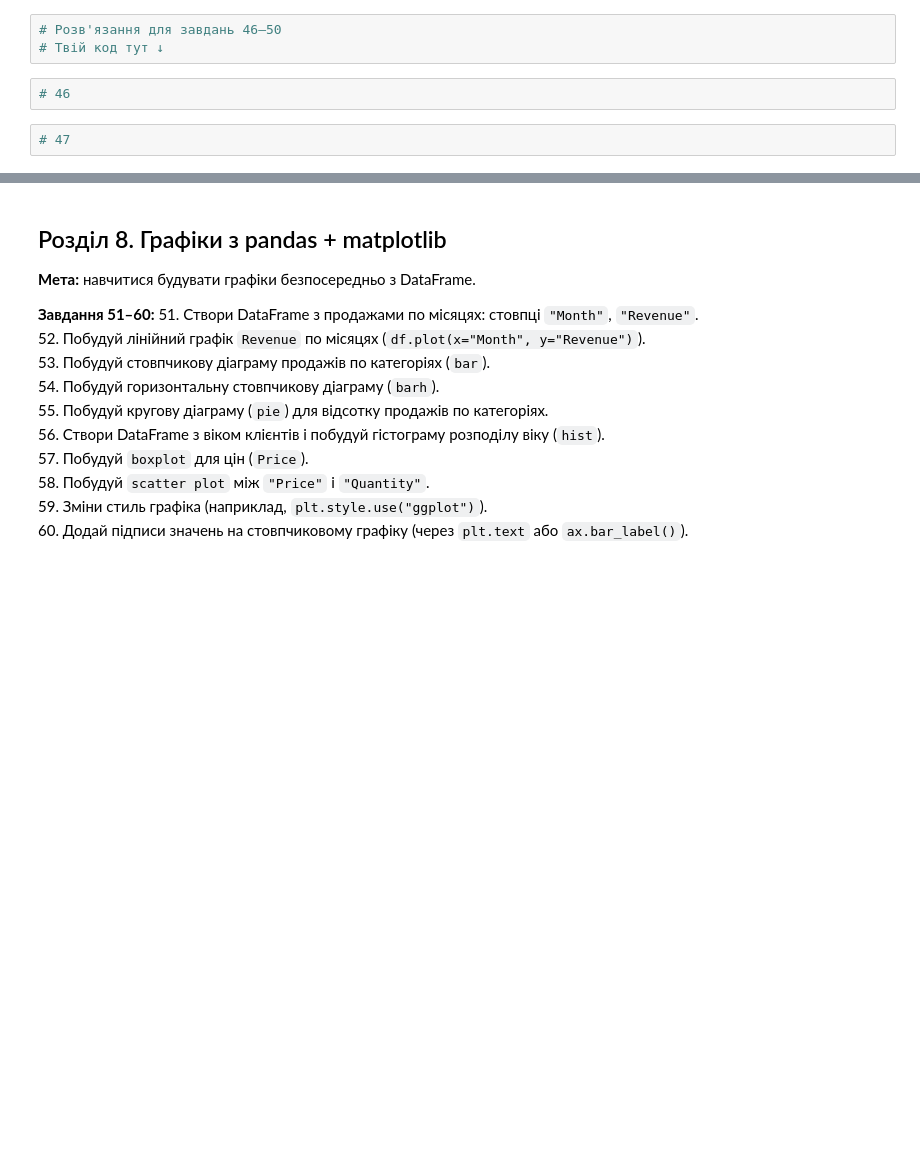
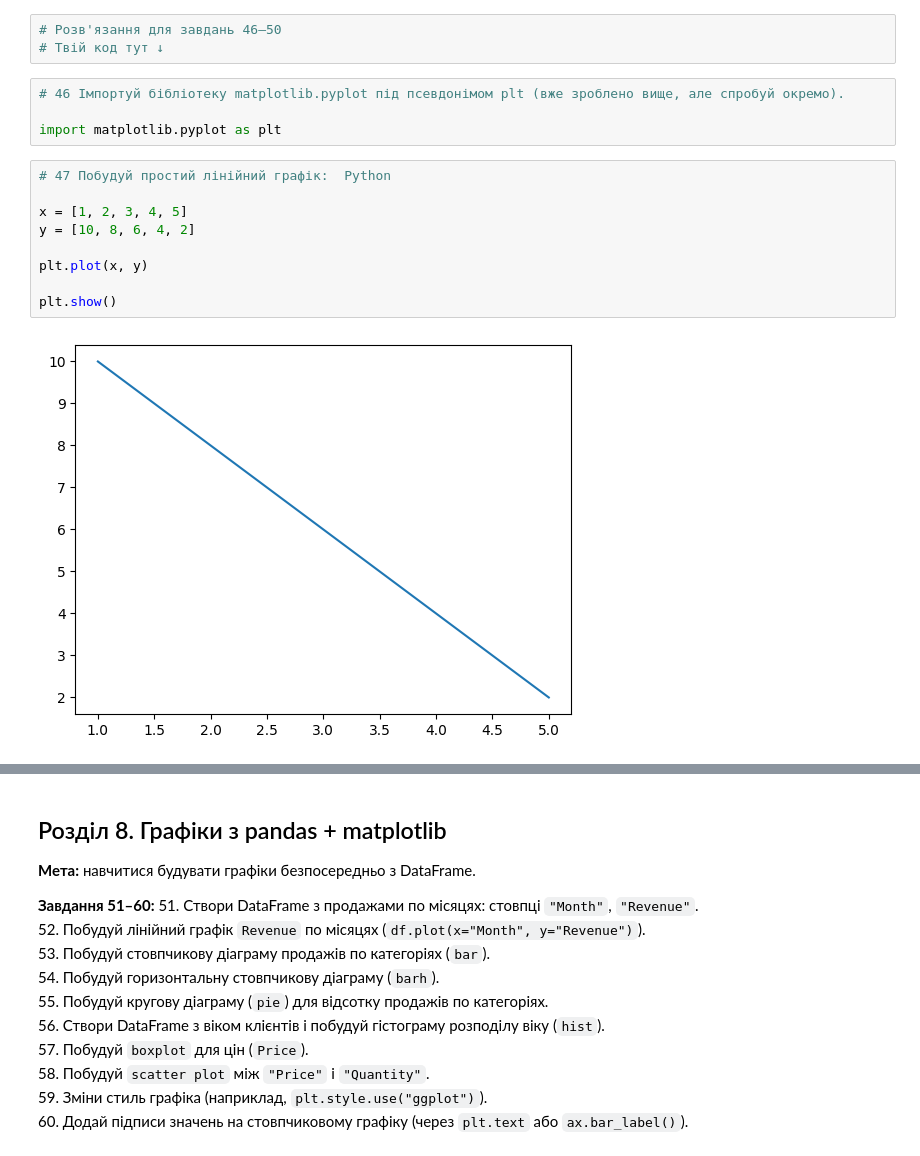
Before and after one commit to SvitChekan/test-task-Python-DTA, a Jupyter notebook: pandas_matplotlib_practice.ipynb, the cells around one changed output, grey strips where cells are left out. Cells and saved outputs as stored; diff of their text form; blank space fills up the shorter version.

```diff
--- a/pandas_matplotlib_practice.ipynb
+++ b/pandas_matplotlib_practice.ipynb
@@ -902,7 +915,18 @@ print(weekends)
 # Розв'язання для завдань 46–50
 # Твій код тут ↓
 # %%
-# 46
+# 46 Імпортуй бібліотеку matplotlib.pyplot під псевдонімом plt (вже зроблено вище, але спробуй окремо).
+
+import matplotlib.pyplot as plt
 # %%
-# 47
+# 47 Побудуй простий лінійний графік:  Python
+
+x = [1, 2, 3, 4, 5]
+y = [10, 8, 6, 4, 2]
+
+plt.plot(x, y)
+
+plt.show()
+# %% [output]
+[figure, added]
 # %%
```
Also changed, not shown: parts of 30 cells of this notebook.
